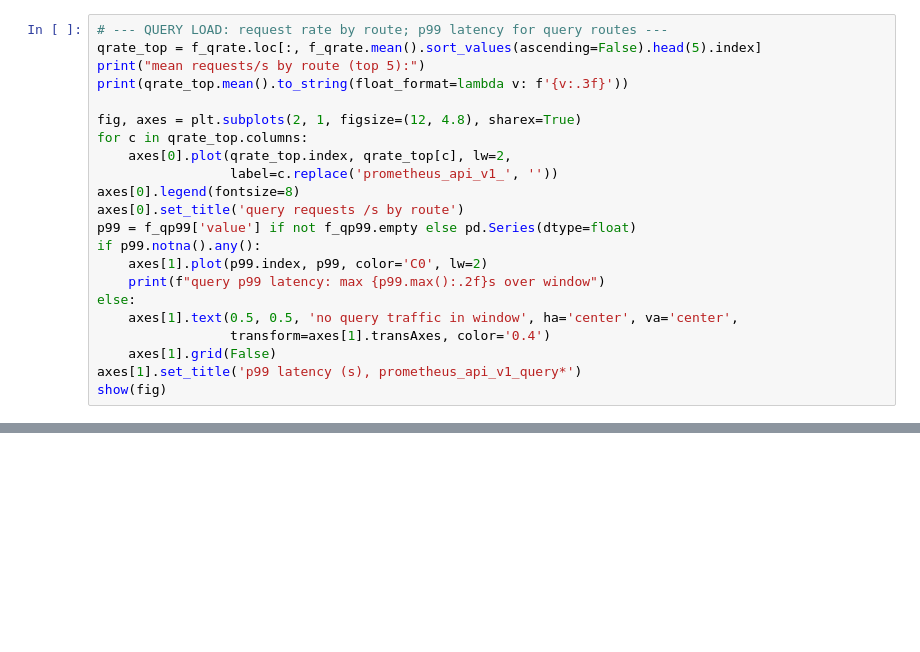
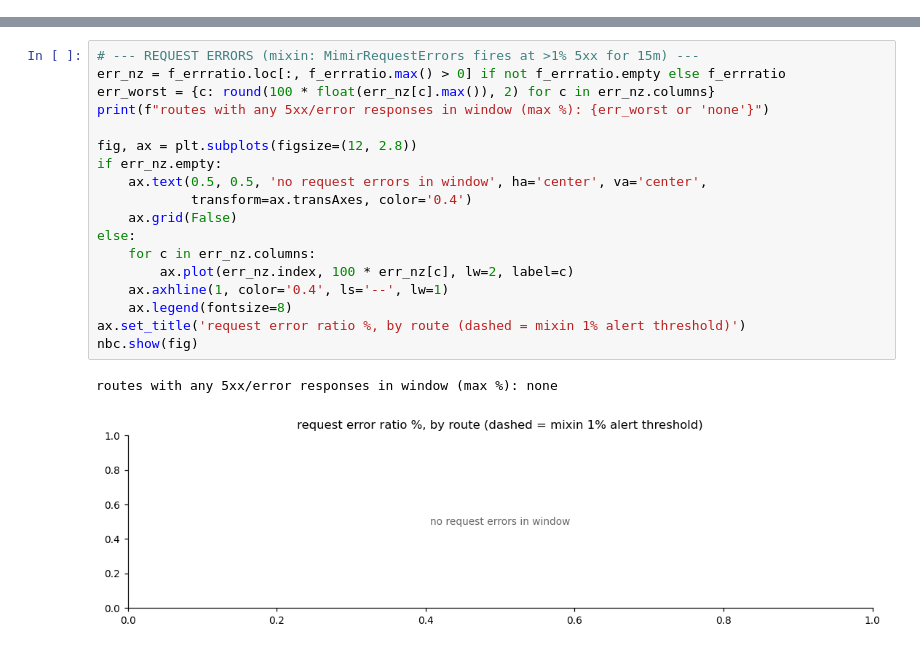
Before and after one commit to symmatree/fables, a Jupyter notebook: Tiles/Software/mimir-health.ipynb, the cells around one changed output, grey strips where cells are left out. Drawn from its saved outputs; the diff is of its cells as text; blank space fills up the shorter version.

```diff
--- a/Tiles/Software/mimir-health.ipynb
+++ b/Tiles/Software/mimir-health.ipynb
@@ -236,22 +145,0 @@ discards by reason (mean/s): {'sample-out-of-order': 0.01}
-# %%
-# --- QUERY LOAD: request rate by route; p99 latency for query routes ---
-qrate_top = f_qrate.loc[:, f_qrate.mean().sort_values(ascending=False).head(5).index]
-print("mean requests/s by route (top 5):")
-print(qrate_top.mean().to_string(float_format=lambda v: f'{v:.3f}'))
-
-fig, axes = plt.subplots(2, 1, figsize=(12, 4.8), sharex=True)
-for c in qrate_top.columns:
-    axes[0].plot(qrate_top.index, qrate_top[c], lw=2,
-                 label=c.replace('prometheus_api_v1_', ''))
-axes[0].legend(fontsize=8)
-axes[0].set_title('query requests /s by route')
-p99 = f_qp99['value'] if not f_qp99.empty else pd.Series(dtype=float)
-if p99.notna().any():
-    axes[1].plot(p99.index, p99, color='C0', lw=2)
-    print(f"query p99 latency: max {p99.max():.2f}s over window")
-else:
-    axes[1].text(0.5, 0.5, 'no query traffic in window', ha='center', va='center',
-                 transform=axes[1].transAxes, color='0.4')
-    axes[1].grid(False)
-axes[1].set_title('p99 latency (s), prometheus_api_v1_query*')
-show(fig)
@@ -314 +195,22 @@ mimir-ruler-748b9f9c9c-gzxbw                    -         -        17        -
+# %%
+# --- REQUEST ERRORS (mixin: MimirRequestErrors fires at >1% 5xx for 15m) ---
+err_nz = f_errratio.loc[:, f_errratio.max() > 0] if not f_errratio.empty else f_errratio
+err_worst = {c: round(100 * float(err_nz[c].max()), 2) for c in err_nz.columns}
+print(f"routes with any 5xx/error responses in window (max %): {err_worst or 'none'}")
+
+fig, ax = plt.subplots(figsize=(12, 2.8))
+if err_nz.empty:
+    ax.text(0.5, 0.5, 'no request errors in window', ha='center', va='center',
+            transform=ax.transAxes, color='0.4')
+    ax.grid(False)
+else:
+    for c in err_nz.columns:
+        ax.plot(err_nz.index, 100 * err_nz[c], lw=2, label=c)
+    ax.axhline(1, color='0.4', ls='--', lw=1)
+    ax.legend(fontsize=8)
+ax.set_title('request error ratio %, by route (dashed = mixin 1% alert threshold)')
+nbc.show(fig)
+# %% [output]
+routes with any 5xx/error responses in window (max %): none
+[figure, added]
 # %%
```
Also changed, not shown: parts of 18 cells of this notebook, 4 other files.
